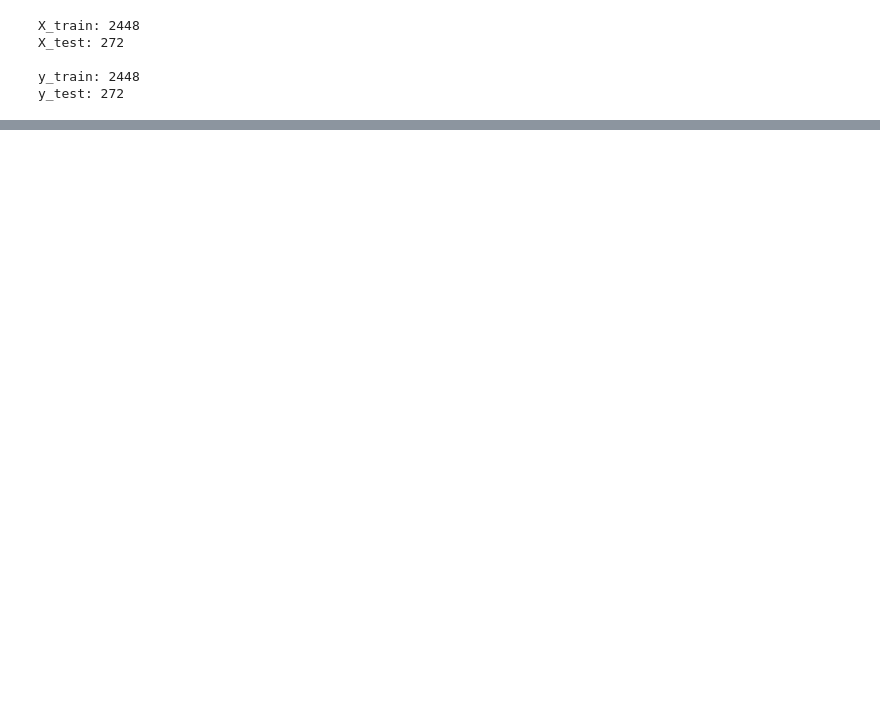
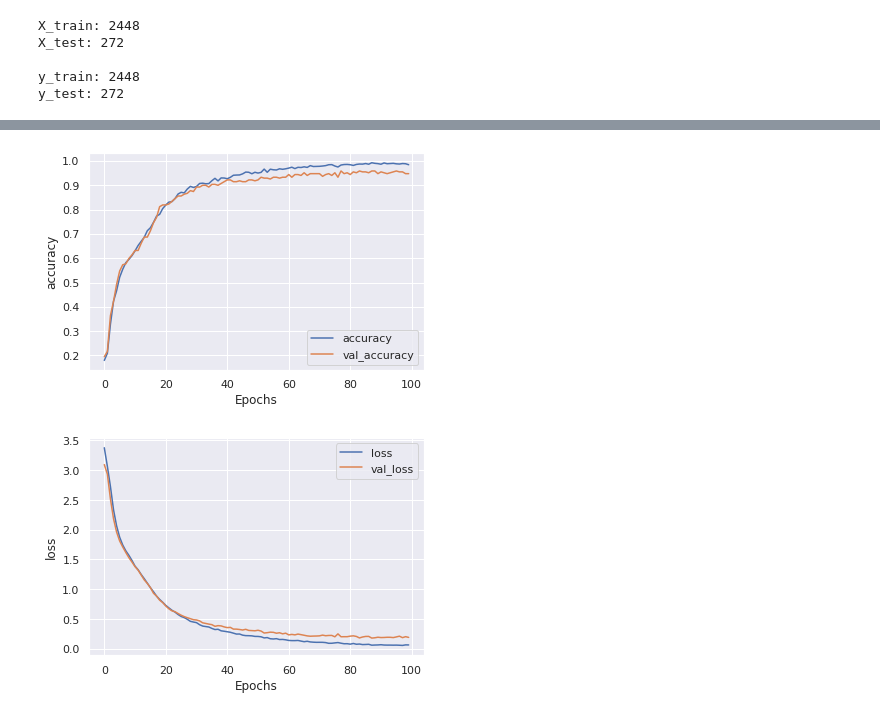
Before and after one commit to nthnfaustine/parator_model, a Jupyter notebook: paratorv1.ipynb, the cells around one changed output, grey strips where cells are left out. Drawn from its saved outputs; the diff is of its cells as text; code cells hidden in the pictures; blank space fills up the shorter version.

```diff
--- a/paratorv1.ipynb
+++ b/paratorv1.ipynb
@@ -311,0 +436,8 @@ print("// TODO : BUAT MODEL")
+# %%
+# plot after
+
+plot_graphs(history, "accuracy")
+plot_graphs(history, "loss")
+# %% [output]
+[figure, added]
+[figure, added]
```
Also changed, not shown: parts of 18 cells of this notebook.
